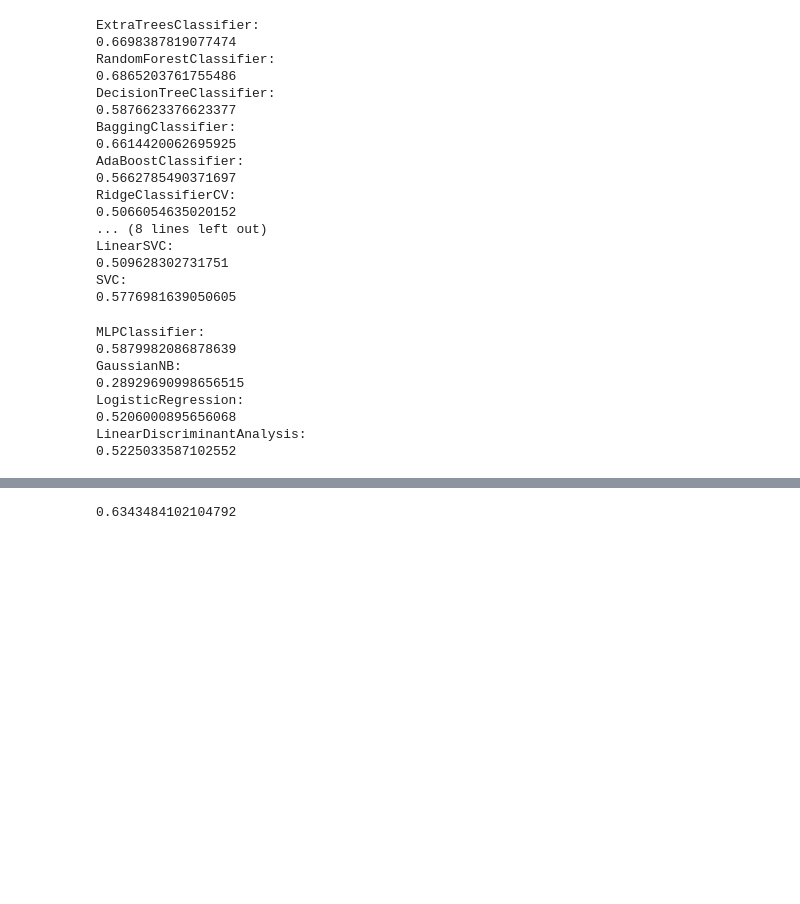
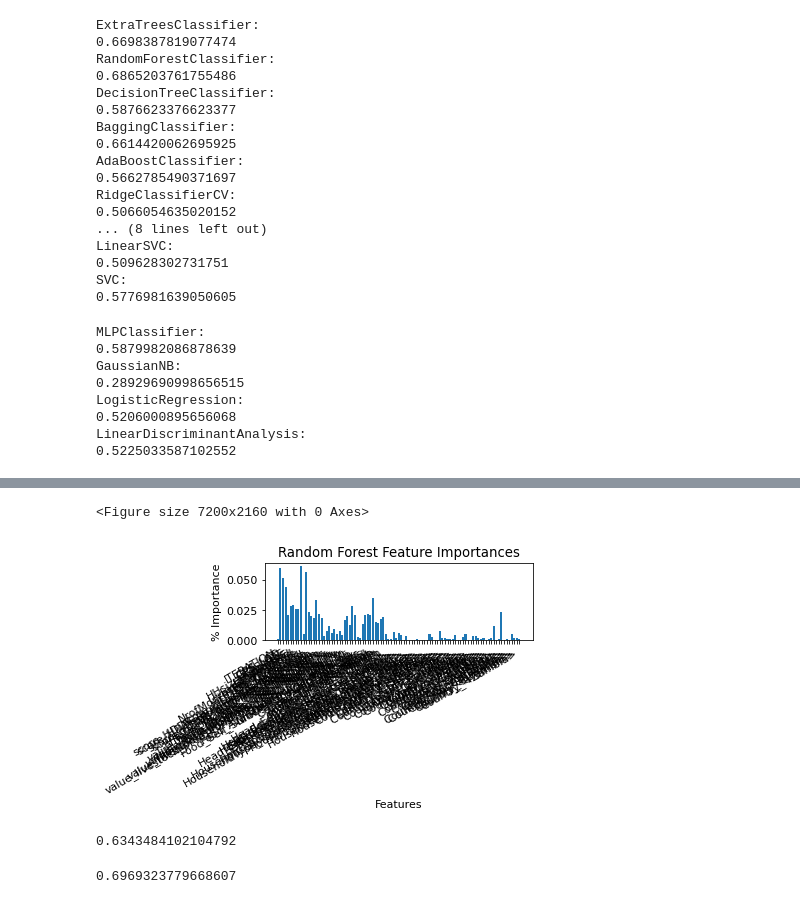
Before and after one commit to willianck/Predicting-Food-Insecurity, a Jupyter notebook: pipeline_demo.ipynb, the cells around one changed output, grey strips where cells are left out. Drawn from its saved outputs; the diff is of its cells as text; code cells hidden in the pictures; blank space fills up the shorter version.

```diff
--- a/pipeline_demo.ipynb
+++ b/pipeline_demo.ipynb
@@ -210,0 +296,2 @@ score = classifier.score(X_test, y_test)
+# %%
+fi = classifier.feature_importances_
@@ -211,3 +306,17 @@ score = classifier.score(X_test, y_test)
+# %%
+plt.rc('font', **font)
+plt.figure(figsize=(100, 30))  # width:20, height:3
+fig, ax = plt.subplots()
+plt.bar(data.drop(['Food_InsecurityLevel','YEAR','currency_conversion_factor'],axis=1).columns, fi)
+plt.setp(ax.get_xticklabels(), rotation=30, horizontalalignment='right')
+plt.title('Random Forest Feature Importances')
+plt.xlabel('Features')
+plt.ylabel('% Importance')
+fig.tight_layout()
+# plt.savefig('comparison.png', dpi=200, pad_inches=4)
+# %% [output]
+<Figure size 7200x2160 with 0 Axes>
+[figure, added]
 # %%
 print(score)
 # %% [output]
@@ -240,8 +349,10 @@ clf1 = ExtraTreesClassifier(bootstrap= False, max_depth= 50,max_features ='auto'
 clf1.fit(X_train, y_train)
 clf1.score(X_test, y_test)
 # %%
-vclf = VotingClassifier(estimators=[('a', clf1), ('b', clf2),('c',clf3), ('d', clf4),('e',clf5)], voting='hard')
+vclf = VotingClassifier(estimators=[('a', clf1), ('b', clf2),['c',clf3]], voting='hard')
 vclf.fit(X_train, y_train)
 vclf.score(X_test, y_test)
+# %% [output]
+0.6969323779668607
 # %%
 vclf.score(X_test, y_test)
```
Also changed, not shown: parts of 19 cells of this notebook.
